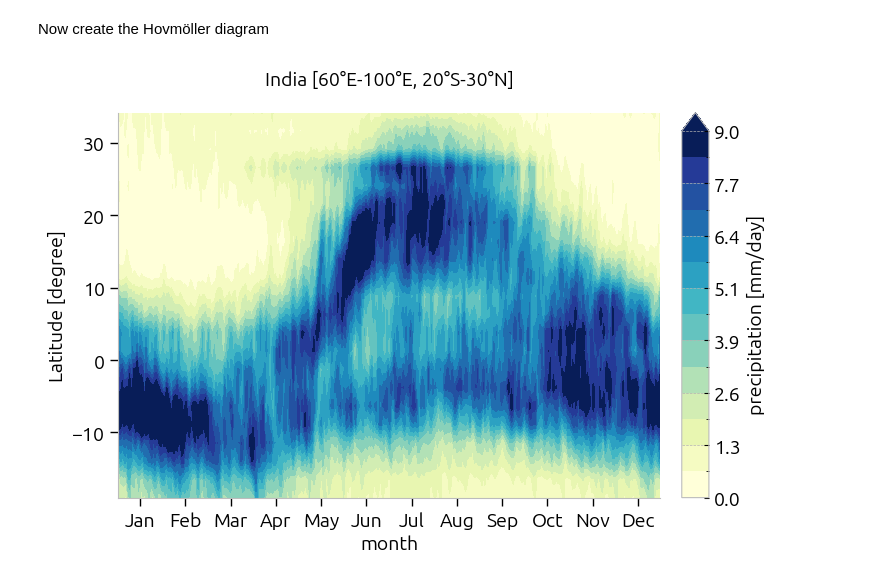
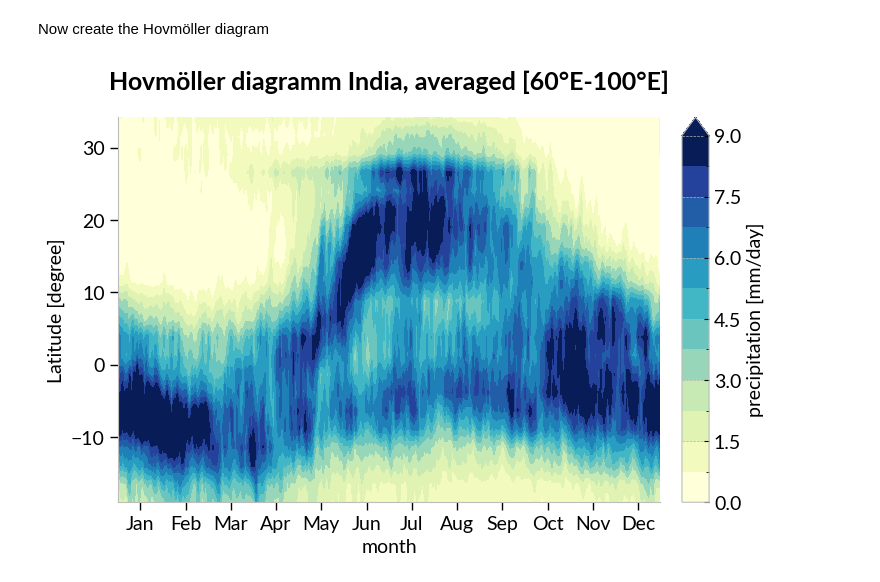
Before and after one commit to fstrnad/geoutils, a Jupyter notebook: tutorials/hovmoeller_diagrams.ipynb, the cells around one changed output. Drawn from its saved outputs; the diff is of its cells as text; code cells hidden in the pictures.

```diff
--- a/tutorials/hovmoeller_diagrams.ipynb
+++ b/tutorials/hovmoeller_diagrams.ipynb
@@ -103,34 +109,33 @@ elif rname == 'India':
 hov_diagram = prop.get_hovmoeller(yearly_mean_pr,
                                   lon_range=lon_range,
                                   lat_range=lat_range,
                                   hov_dims=hov_dims)
 
 # Now plot the Hovmoeller diagram
 lats = hov_diagram['lat']
 vtimes = hov_diagram[timemean]
 label = 'precipitation [mm/day]'
 vmin_pr = 0
 vmax_pr = 9
 xticks = np.linspace(np.min(vtimes)+15, np.max(vtimes)-15, 12)
 
 im = gplt.plot_2D(x=vtimes, y=lats,
                   z=hov_diagram,
-                  levels=14,
-                  y_title=1.05,
-                  title=f'{rname} [60°E-100°E, 20°S-30°N]',
+                  levels=12,
+                  title=f'Hovmöller diagramm {rname}, averaged [60°E-100°E]',
                   orientation='vertical',
                   cmap='YlGnBu',
                   plot_type='contourf',
                   vmin=vmin_pr, vmax=vmax_pr,
                   ylabel='Latitude [degree]',
                   xlabel='month',
                   label=label,
                   xticklabels=tu.months,
                   xticks=xticks,
                   tick_step=2,
                   extend='max',
                   )
 savepath = plot_dir + f'hovmoeller_diagram_{rname}.png'
 gplt.save_fig(savepath=savepath)
 # %% [output]
-[figure, old version]
+[figure, new version]
```
Also changed, not shown: parts of 2 cells of this notebook, 19 other files.
